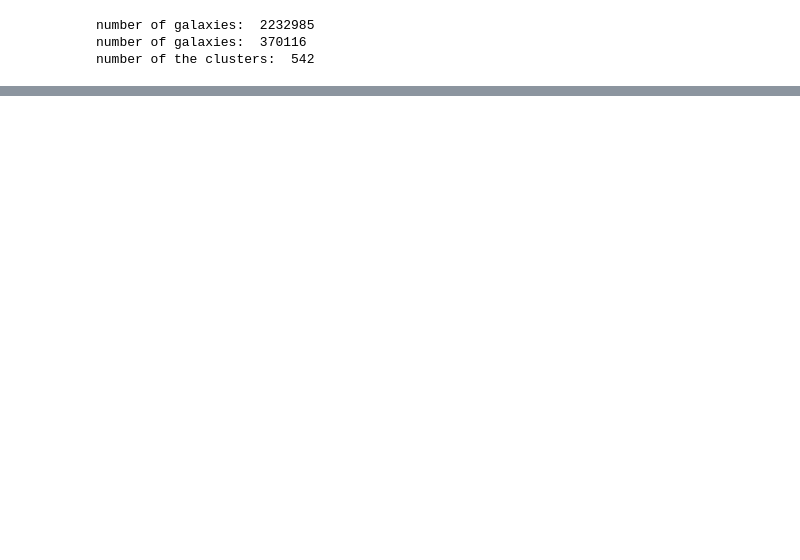
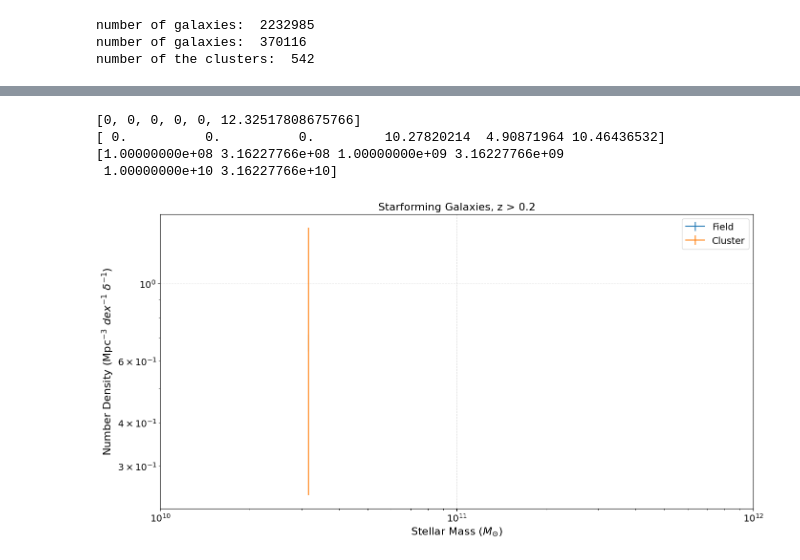
Before and after one commit to Safiye-Teymourzadeh/driver, a Jupyter notebook: erosita_DR1/test_of_matching.ipynb, the cells around one changed output, grey strips where cells are left out. Drawn from its saved outputs; the diff is of its cells as text; code cells hidden in the pictures; blank space fills up the shorter version.

```diff
--- a/erosita_DR1/test_of_matching.ipynb
+++ b/erosita_DR1/test_of_matching.ipynb
@@ -362,0 +658,39 @@ number of clusters with no galaxies within:  109
+# %%
+print(cluster_volumes_by_mass_bin_high_redshift[6:12])
+print(mass_histogram_cluster_starforming_high_z[6:12])
+print(MASS_BINS[6:12])
+# %% [output]
+[0, 0, 0, 0, 0, 12.32517808675766]
+[ 0.          0.          0.         10.27820214  4.90871964 10.46436532]
+[1.00000000e+08 3.16227766e+08 1.00000000e+09 3.16227766e+09
+ 1.00000000e+10 3.16227766e+10]
+# %%
+# PLOTTING STAR FORMING & HIGH Z
+lower_mass_bound = 6
+upper_mass_bound = 12
+
+fig, ax = plt.subplots(figsize=(16, 8))
+
+plt.errorbar(
+    MASS_BINS[lower_mass_bound:upper_mass_bound],
+    mass_histogram_field_starforming_high_z[lower_mass_bound:upper_mass_bound] / cluster_volumes_by_mass_bin_high_redshift[lower_mass_bound:upper_mass_bound] / 200,
+    yerr=mass_histogram_field_starforming_high_z_error[lower_mass_bound:upper_mass_bound] / cluster_volumes_by_mass_bin_high_redshift[lower_mass_bound:upper_mass_bound] / 200,
+    label='Field',
+)
+plt.errorbar(
+    MASS_BINS[lower_mass_bound:upper_mass_bound],
+    mass_histogram_cluster_starforming_high_z[lower_mass_bound:upper_mass_bound] / cluster_volumes_by_mass_bin_high_redshift[lower_mass_bound:upper_mass_bound],
+    yerr=mass_histogram_cluster_starforming_high_z_error[lower_mass_bound:upper_mass_bound] / cluster_volumes_by_mass_bin_high_redshift[lower_mass_bound:upper_mass_bound],
+    label='Cluster',
+)
+plt.title('Starforming Galaxies, z > 0.2')
+plt.xscale('log')
+plt.yscale('log')
+plt.xlabel('Stellar Mass ($M_{\odot}$)', fontsize=16)
+plt.ylabel('Number Density ($\mathrm{Mpc}^{-3} \ dex^{-1} \ \delta^{-1}$)', fontsize=16)
+plt.xlim((10**10, 10**12))
+plt.legend()
+plt.savefig('plots/mass_histogram_starforming_02_to_04.png')
+plt.show()
+# %% [output]
+[figure, added]
```
Also changed, not shown: parts of 26 cells of this notebook, 9 other files.
